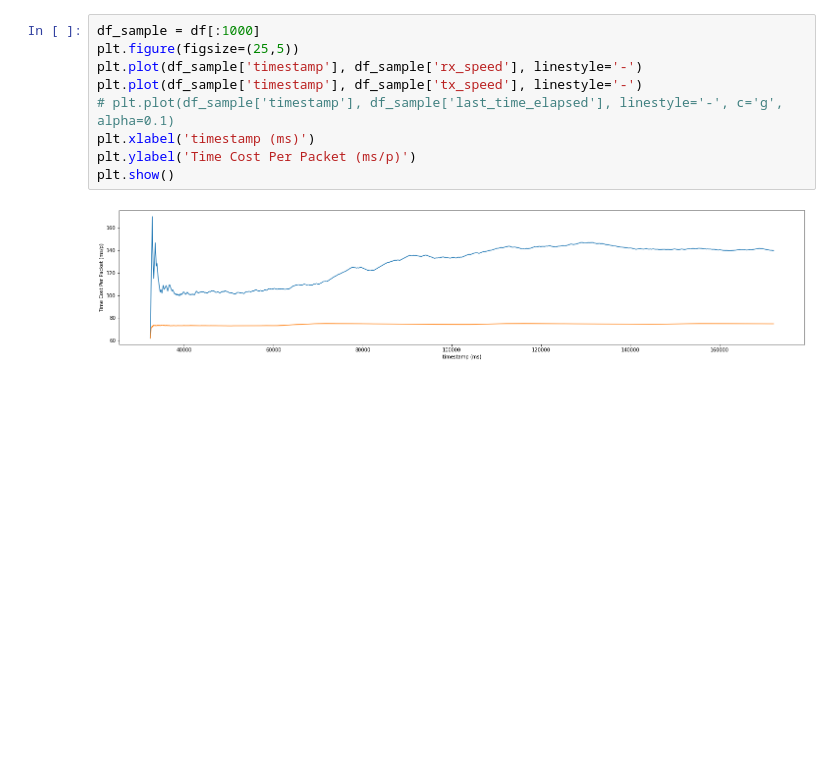
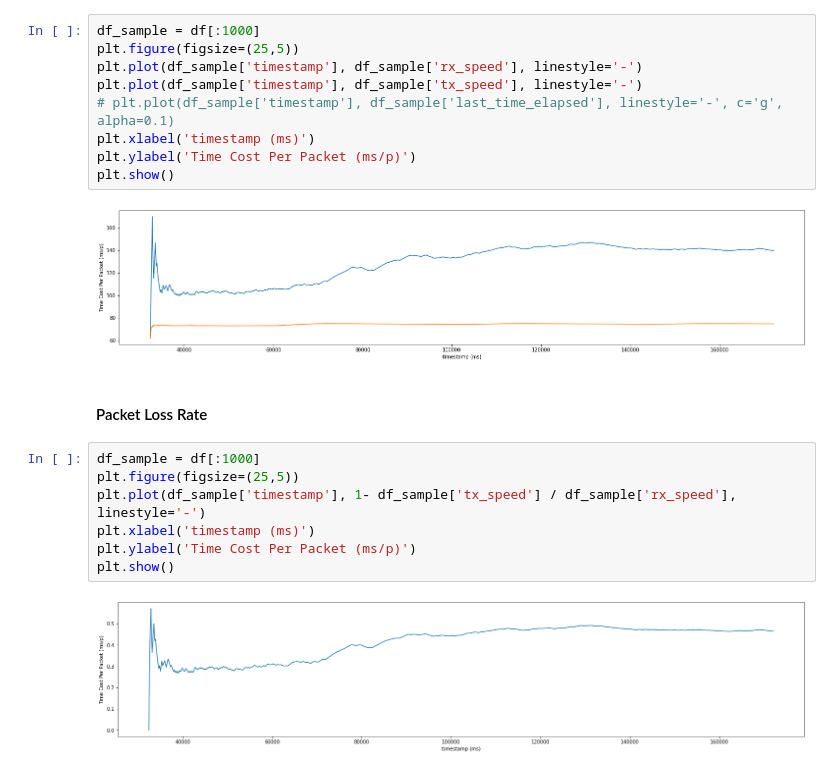
Before and after one commit to codelzz/WirelessDT, a Jupyter notebook: Source/WiTracingPy/jupyter/[vis] real ble data (distance less than 1cm).ipynb, the cells around one changed output. Saved outputs shown, nothing was run; the diff lists cells and outputs as text; blank space fills up the shorter version.

```diff
--- a/Source/WiTracingPy/jupyter/[vis] real ble data (distance less than 1cm).ipynb
+++ b/Source/WiTracingPy/jupyter/[vis] real ble data (distance less than 1cm).ipynb
@@ -164,3 +164,14 @@ plt.ylabel('Time Cost Per Packet (ms/p)')
 plt.show()
 # %% [output]
 [figure]
+# %% [markdown]
+#### Packet Loss Rate
+# %%
+df_sample = df[:1000]
+plt.figure(figsize=(25,5))
+plt.plot(df_sample['timestamp'], 1- df_sample['tx_speed'] / df_sample['rx_speed'], linestyle='-')
+plt.xlabel('timestamp (ms)')
+plt.ylabel('Time Cost Per Packet (ms/p)')
+plt.show()
+# %% [output]
+[figure, added]
```
Also changed, not shown: 29 other files.
